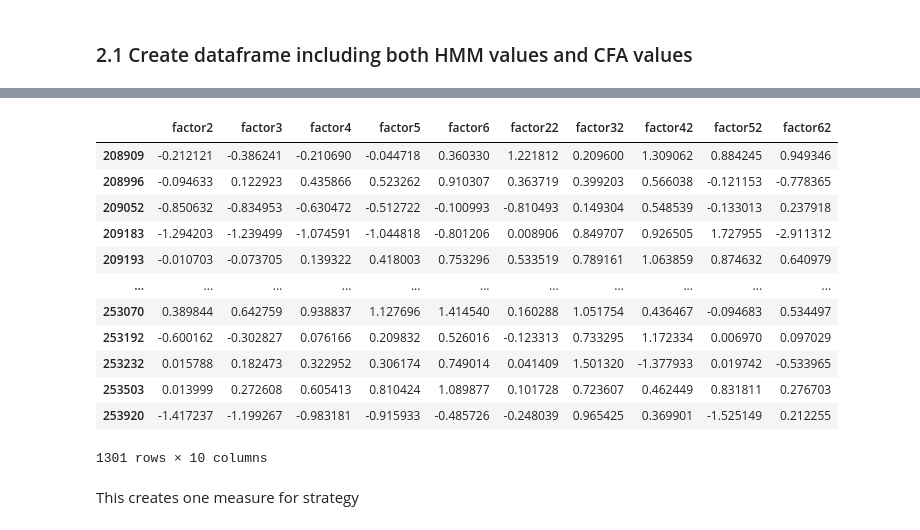
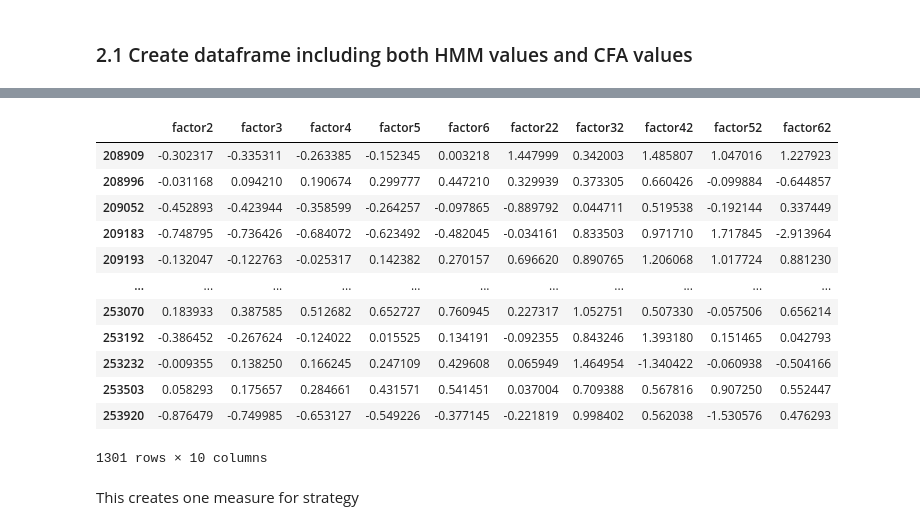
Before and after one commit to juliaericson/Working-Memory-Training-Learning-Curves, a Jupyter notebook: HMM CogMed Linear Version Final.ipynb, the cells around one changed output, grey strips where cells are left out. Saved outputs shown, nothing was run; the diff lists cells and outputs as text; code cells hidden in the pictures.

```diff
--- a/HMM CogMed Linear Version Final.ipynb
+++ b/HMM CogMed Linear Version Final.ipynb
@@ -354,22 +355,22 @@ results_df
 1651 rows × 4 columns
 # %%
-test_data = pd.read_csv('fscores_cogmed_25_9to11_2factors.csv', index_col=0)
-test_data_info = pd.read_csv('data/test_data_max_long_25min.csv', index_col=0)
-test_data.index = test_data_info.index
+test_data = pd.read_csv('scores_9to11.csv', index_col=0)
+index = np.load('index_for_factor_scores.npy')
+test_data.index = index
 test_data
 # %% [output]
 |  | factor2 | factor3 | factor4 | factor5 | factor6 | factor22 | factor32 | factor42 | factor52 | factor62 |
-| 208909 | -0.212121 | -0.386241 | -0.210690 | -0.044718 | 0.360330 | 1.221812 | 0.209600 | 1.309062 | 0.884245 | 0.949346 |
-| 208996 | -0.094633 | 0.122923 | 0.435866 | 0.523262 | 0.910307 | 0.363719 | 0.399203 | 0.566038 | -0.121153 | -0.778365 |
-| 209052 | -0.850632 | -0.834953 | -0.630472 | -0.512722 | -0.100993 | -0.810493 | 0.149304 | 0.548539 | -0.133013 | 0.237918 |
-| 209183 | -1.294203 | -1.239499 | -1.074591 | -1.044818 | -0.801206 | 0.008906 | 0.849707 | 0.926505 | 1.727955 | -2.911312 |
-| 209193 | -0.010703 | -0.073705 | 0.139322 | 0.418003 | 0.753296 | 0.533519 | 0.789161 | 1.063859 | 0.874632 | 0.640979 |
+| 208909 | -0.302317 | -0.335311 | -0.263385 | -0.152345 | 0.003218 | 1.447999 | 0.342003 | 1.485807 | 1.047016 | 1.227923 |
+| 208996 | -0.031168 | 0.094210 | 0.190674 | 0.299777 | 0.447210 | 0.329939 | 0.373305 | 0.660426 | -0.099884 | -0.644857 |
+| 209052 | -0.452893 | -0.423944 | -0.358599 | -0.264257 | -0.097865 | -0.889792 | 0.044711 | 0.519538 | -0.192144 | 0.337449 |
+| 209183 | -0.748795 | -0.736426 | -0.684072 | -0.623492 | -0.482045 | -0.034161 | 0.833503 | 0.971710 | 1.717845 | -2.913964 |
+| 209193 | -0.132047 | -0.122763 | -0.025317 | 0.142382 | 0.270157 | 0.696620 | 0.890765 | 1.206068 | 1.017724 | 0.881230 |
 | ... | ... | ... | ... | ... | ... | ... | ... | ... | ... | ... |
-| 253070 | 0.389844 | 0.642759 | 0.938837 | 1.127696 | 1.414540 | 0.160288 | 1.051754 | 0.436467 | -0.094683 | 0.534497 |
-| 253192 | -0.600162 | -0.302827 | 0.076166 | 0.209832 | 0.526016 | -0.123313 | 0.733295 | 1.172334 | 0.006970 | 0.097029 |
-| 253232 | 0.015788 | 0.182473 | 0.322952 | 0.306174 | 0.749014 | 0.041409 | 1.501320 | -1.377933 | 0.019742 | -0.533965 |
-| 253503 | 0.013999 | 0.272608 | 0.605413 | 0.810424 | 1.089877 | 0.101728 | 0.723607 | 0.462449 | 0.831811 | 0.276703 |
-| 253920 | -1.417237 | -1.199267 | -0.983181 | -0.915933 | -0.485726 | -0.248039 | 0.965425 | 0.369901 | -1.525149 | 0.212255 |
+| 253070 | 0.183933 | 0.387585 | 0.512682 | 0.652727 | 0.760945 | 0.227317 | 1.052751 | 0.507330 | -0.057506 | 0.656214 |
+| 253192 | -0.386452 | -0.267624 | -0.124022 | 0.015525 | 0.134191 | -0.092355 | 0.843246 | 1.393180 | 0.151465 | 0.042793 |
+| 253232 | -0.009355 | 0.138250 | 0.166245 | 0.247109 | 0.429608 | 0.065949 | 1.464954 | -1.340422 | -0.060938 | -0.504166 |
+| 253503 | 0.058293 | 0.175657 | 0.284661 | 0.431571 | 0.541451 | 0.037004 | 0.709388 | 0.567816 | 0.907250 | 0.552447 |
+| 253920 | -0.876479 | -0.749985 | -0.653127 | -0.549226 | -0.377145 | -0.221819 | 0.998402 | 0.562038 | -1.530576 | 0.476293 |
 1301 rows × 10 columns
 # %% [markdown]
 This creates one measure for strategy
```
Also changed, not shown: parts of 17 cells of this notebook, 8 other files.
